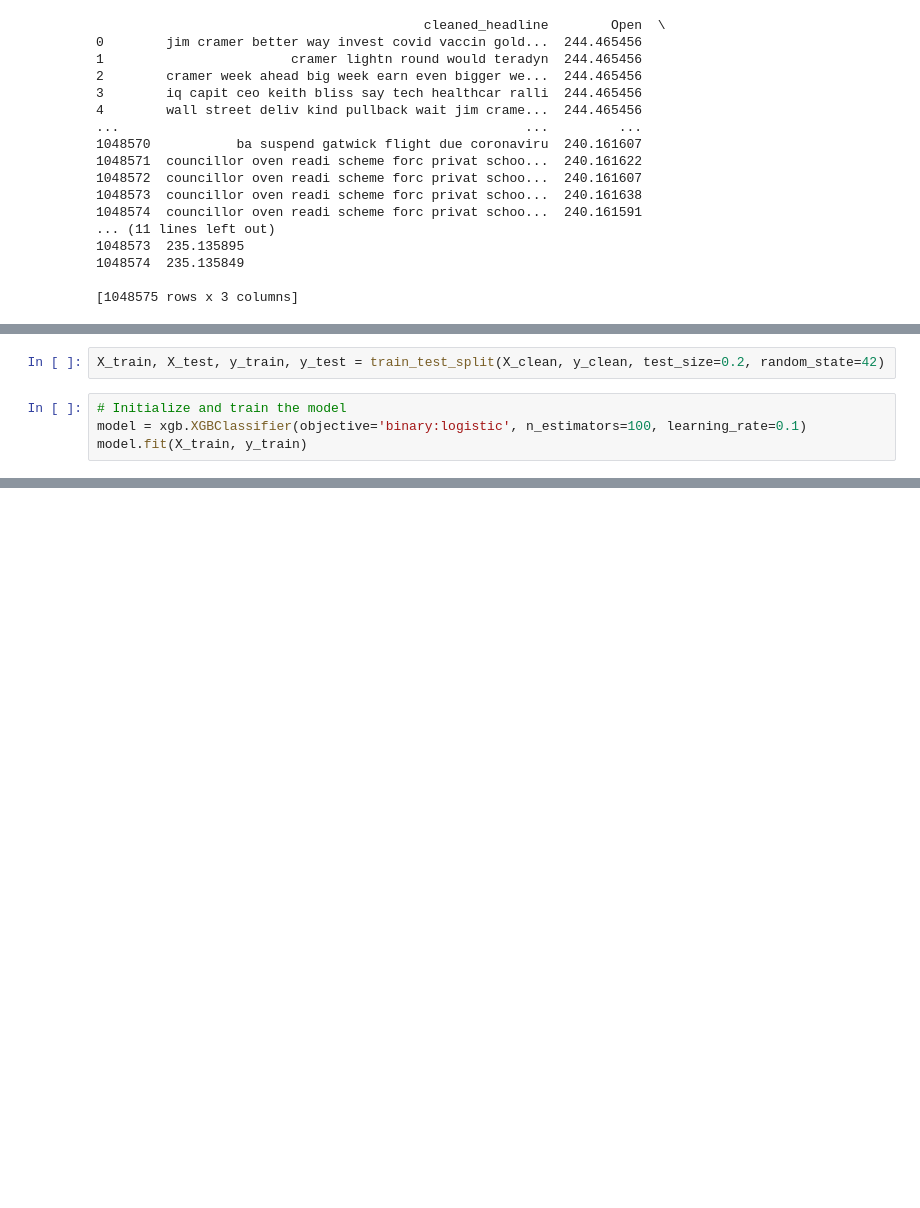
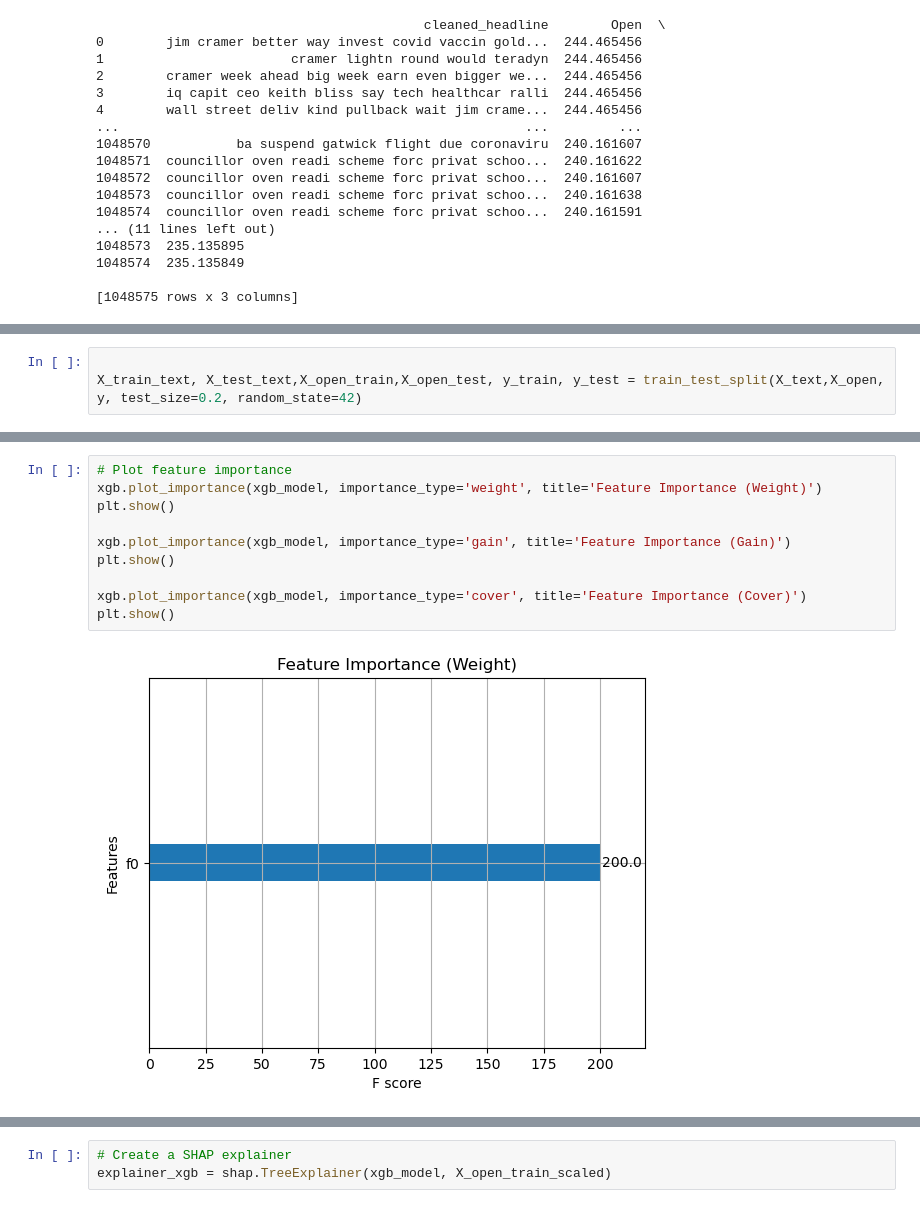
Before and after one commit to hgulati2190/SP500-Predictor-Using-NLP, a Jupyter notebook: 02. Model Selection & Explanation/salma_model_training.ipynb, the cells around one changed output, grey strips where cells are left out. Saved outputs shown, nothing was run; the diff lists cells and outputs as text; blank space fills up the shorter version.

Commit message:
Adding Shap

```diff
--- a/02. Model Selection & Explanation/salma_model_training.ipynb
+++ b/02. Model Selection & Explanation/salma_model_training.ipynb
@@ -204,6 +174,3 @@ y_clean = y[~np.isnan(X).any(axis=1)]
 # %%
-X_train, X_test, y_train, y_test = train_test_split(X_clean, y_clean, test_size=0.2, random_state=42)
+
+X_train_text, X_test_text,X_open_train,X_open_test, y_train, y_test = train_test_split(X_text,X_open, y, test_size=0.2, random_state=42)
-# %%
-# Initialize and train the model
-model = xgb.XGBClassifier(objective='binary:logistic', n_estimators=100, learning_rate=0.1)
-model.fit(X_train, y_train)
@@ -254,0 +339,12 @@ weighted avg       1.00      1.00      1.00    753532
+# %%
+# Plot feature importance
+xgb.plot_importance(xgb_model, importance_type='weight', title='Feature Importance (Weight)')
+plt.show()
+
+xgb.plot_importance(xgb_model, importance_type='gain', title='Feature Importance (Gain)')
+plt.show()
+
+xgb.plot_importance(xgb_model, importance_type='cover', title='Feature Importance (Cover)')
+plt.show()
+# %% [output]
+[figure, added]
@@ -254,0 +353,3 @@ weighted avg       1.00      1.00      1.00    753532
+# %%
+# Create a SHAP explainer
+explainer_xgb = shap.TreeExplainer(xgb_model, X_open_train_scaled)
```
Also changed, not shown: parts of 42 cells of this notebook.
